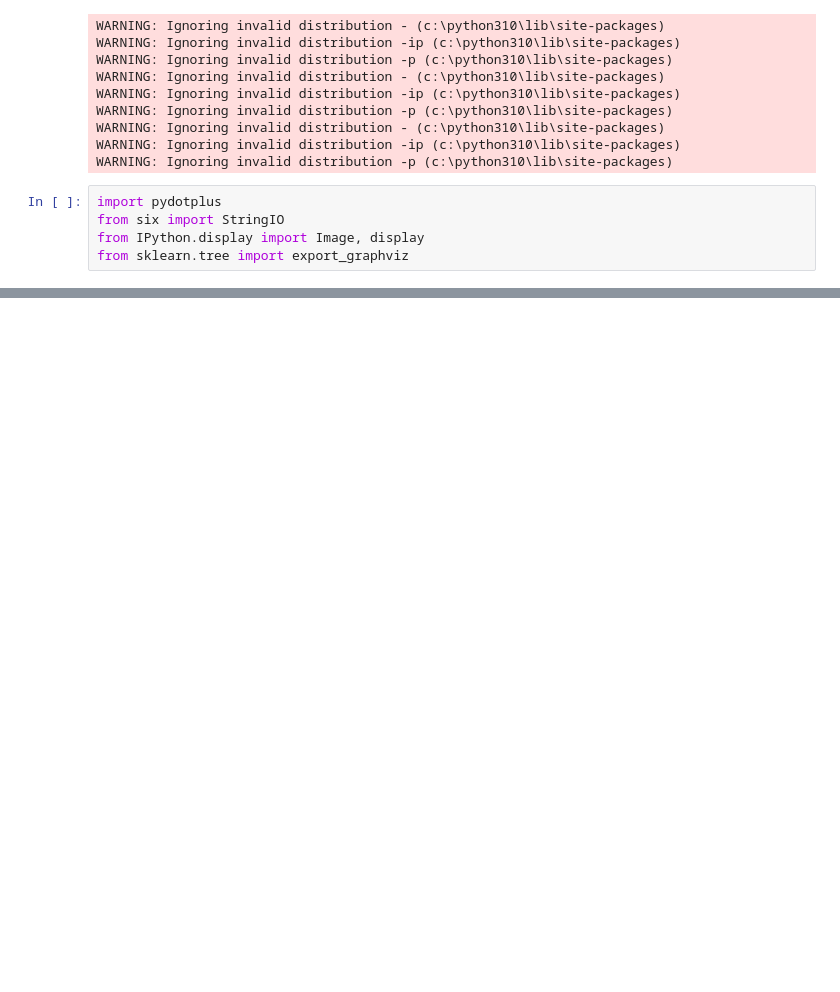
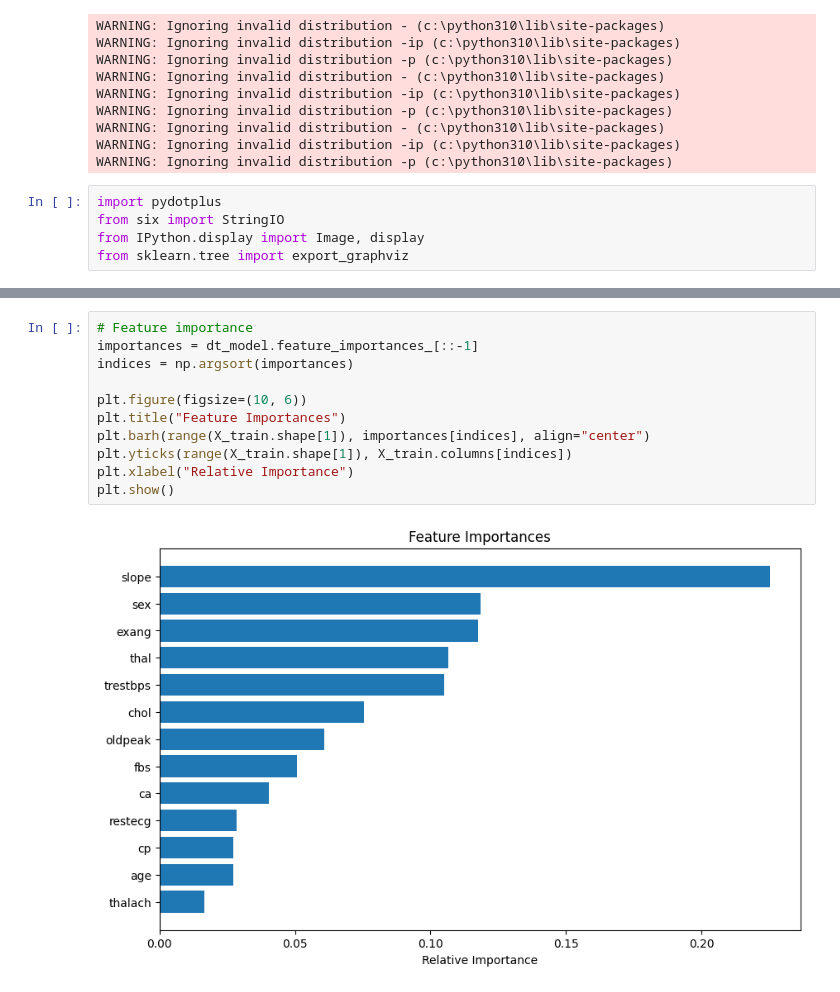
Before and after one commit to gabofrid/trabajos-chona---2024, a Jupyter notebook: trabajo 1/clase.ipynb, the cells around one changed output, grey strips where cells are left out. Saved outputs shown, nothing was run; the diff lists cells and outputs as text; blank space fills up the shorter version.

```diff
--- a/trabajo 1/clase.ipynb
+++ b/trabajo 1/clase.ipynb
@@ -364,0 +366,13 @@ from sklearn.tree import export_graphviz
+# %%
+# Feature importance
+importances = dt_model.feature_importances_[::-1]
+indices = np.argsort(importances)
+
+plt.figure(figsize=(10, 6))
+plt.title("Feature Importances")
+plt.barh(range(X_train.shape[1]), importances[indices], align="center")
+plt.yticks(range(X_train.shape[1]), X_train.columns[indices])
+plt.xlabel("Relative Importance")
+plt.show()
+# %% [output]
+[figure, added]
```
Also changed, not shown: parts of 4 cells of this notebook.
